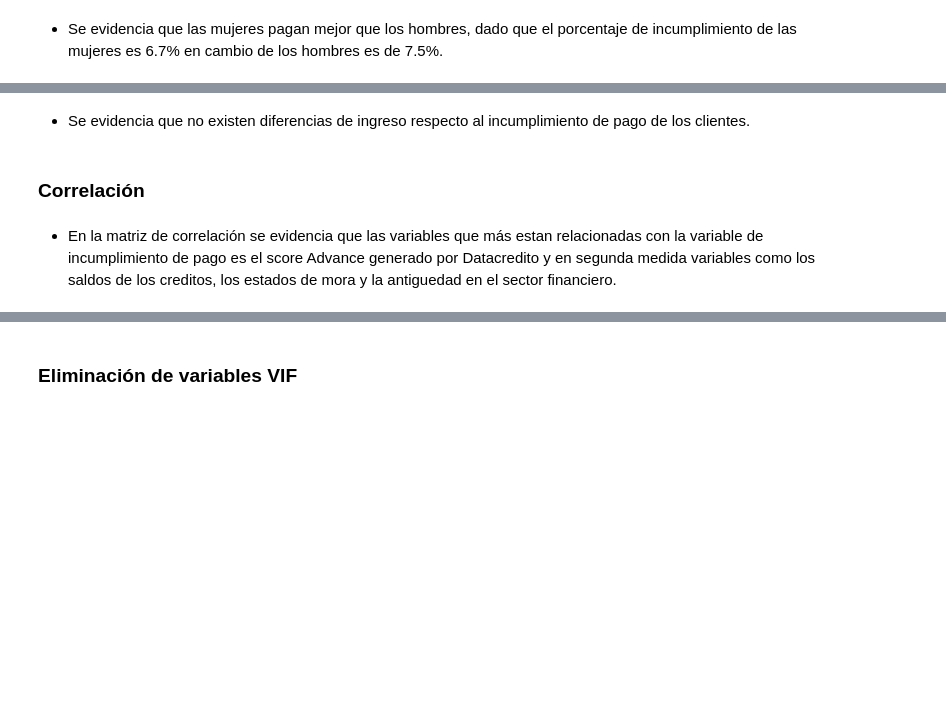
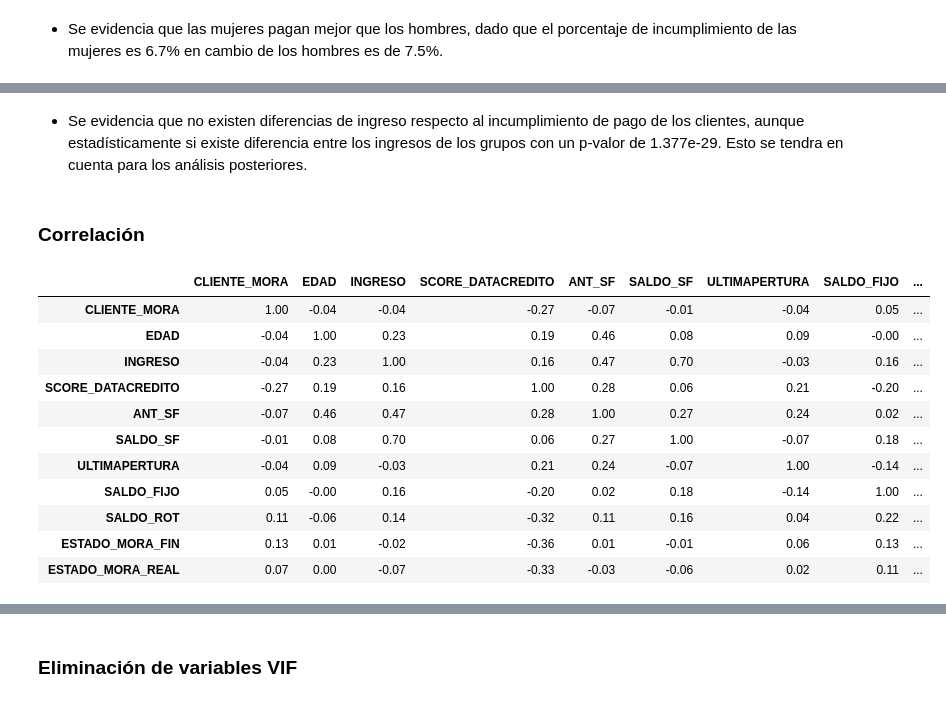
Before and after one commit to soyjuandata/cd-modelos-riesgo, a Jupyter notebook: ModeloClasificacion.ipynb, the cells around one changed output, grey strips where cells are left out. Drawn from its saved outputs; the diff is of its cells as text; code cells hidden in the pictures; blank space fills up the shorter version.

```diff
--- a/ModeloClasificacion.ipynb
+++ b/ModeloClasificacion.ipynb
@@ -233,2 +519,2 @@ plt.title('Ingresos de Clientes al día y en mora')
 # %% [markdown]
-* Se evidencia que no existen diferencias de ingreso respecto al incumplimiento de pago de los clientes.
+* Se evidencia que no existen diferencias de ingreso respecto al incumplimiento de pago de los clientes, aunque estadísticamente si existe diferencia entre los ingresos de los grupos con un p-valor de 1.377e-29. Esto se tendra en cuenta para los análisis posteriores.
@@ -243,33 +522,45 @@ plt.title('Ingresos de Clientes al día y en mora')
 ### Correlación
 # %%
 # Matriz de correlación compacta con encabezados verticales sin superposición
+datos['CLIENTE_MORA']=datos['CLIENTE_MORA'].astype('int64')
 corr = datos.select_dtypes(include='number').corr().round(2)
 
 display(
     corr.style
         .format("{:.2f}")
         .background_gradient(cmap="BrBG")
         # fuente y padding pequeños en todo
         .set_properties(**{"font-size":"8pt", "padding":"2px"})
         # estilos específicos de encabezados
         .set_table_styles([
             # columnas: vertical, ancho fijo pequeño, sin quiebre ni solape
             {"selector":"th.col_heading",
              "props":[
                  ("writing-mode","vertical-rl"),
                  ("text-orientation","mixed"),
                  ("width","24px"), ("min-width","24px"), ("max-width","24px"),
                  ("height","140px"),
                  ("white-space","nowrap"),
                  ("overflow","hidden"),
                  ("text-overflow","clip"),
                  ("font-size","7pt"),
                  ("padding","6px 2px")
              ]},
             # filas: fuente pequeña
             {"selector":"th.row_heading",
              "props":[("font-size","7pt"), ("white-space","nowrap")]}
         ])
 )
+# %% [output]
+|  | CLIENTE_MORA | EDAD | INGRESO | SCORE_DATACREDITO | ANT_SF | SALDO_SF | ULTIMAPERTURA | SALDO_FIJO | ... |
+| CLIENTE_MORA | 1.00 | -0.04 | -0.04 | -0.27 | -0.07 | -0.01 | -0.04 | 0.05 | ... |
+| EDAD | -0.04 | 1.00 | 0.23 | 0.19 | 0.46 | 0.08 | 0.09 | -0.00 | ... |
+| INGRESO | -0.04 | 0.23 | 1.00 | 0.16 | 0.47 | 0.70 | -0.03 | 0.16 | ... |
+| SCORE_DATACREDITO | -0.27 | 0.19 | 0.16 | 1.00 | 0.28 | 0.06 | 0.21 | -0.20 | ... |
+| ANT_SF | -0.07 | 0.46 | 0.47 | 0.28 | 1.00 | 0.27 | 0.24 | 0.02 | ... |
+| SALDO_SF | -0.01 | 0.08 | 0.70 | 0.06 | 0.27 | 1.00 | -0.07 | 0.18 | ... |
+| ULTIMAPERTURA | -0.04 | 0.09 | -0.03 | 0.21 | 0.24 | -0.07 | 1.00 | -0.14 | ... |
+| SALDO_FIJO | 0.05 | -0.00 | 0.16 | -0.20 | 0.02 | 0.18 | -0.14 | 1.00 | ... |
+| SALDO_ROT | 0.11 | -0.06 | 0.14 | -0.32 | 0.11 | 0.16 | 0.04 | 0.22 | ... |
+| ESTADO_MORA_FIN | 0.13 | 0.01 | -0.02 | -0.36 | 0.01 | -0.01 | 0.06 | 0.13 | ... |
+| ESTADO_MORA_REAL | 0.07 | 0.00 | -0.07 | -0.33 | -0.03 | -0.06 | 0.02 | 0.11 | ... |
-# %% [markdown]
-* En la matriz de correlación se evidencia que las variables que más estan relacionadas con la variable de incumplimiento de pago es el score Advance generado por Datacredito y en segunda medida variables como los saldos de los creditos, los estados de mora y la antiguedad en el sector financiero.
```
Also changed, not shown: parts of 43 cells of this notebook, 3 other files.
